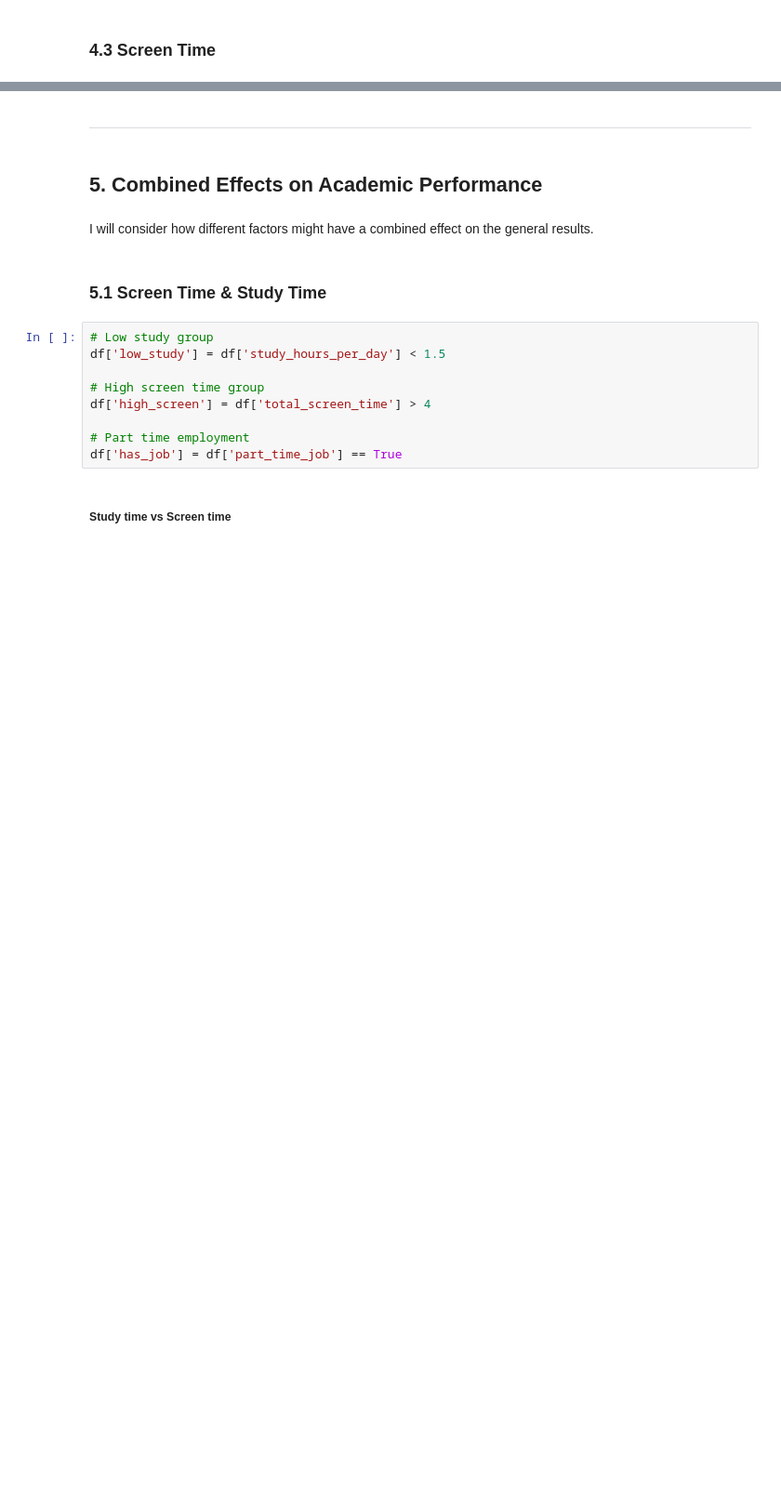
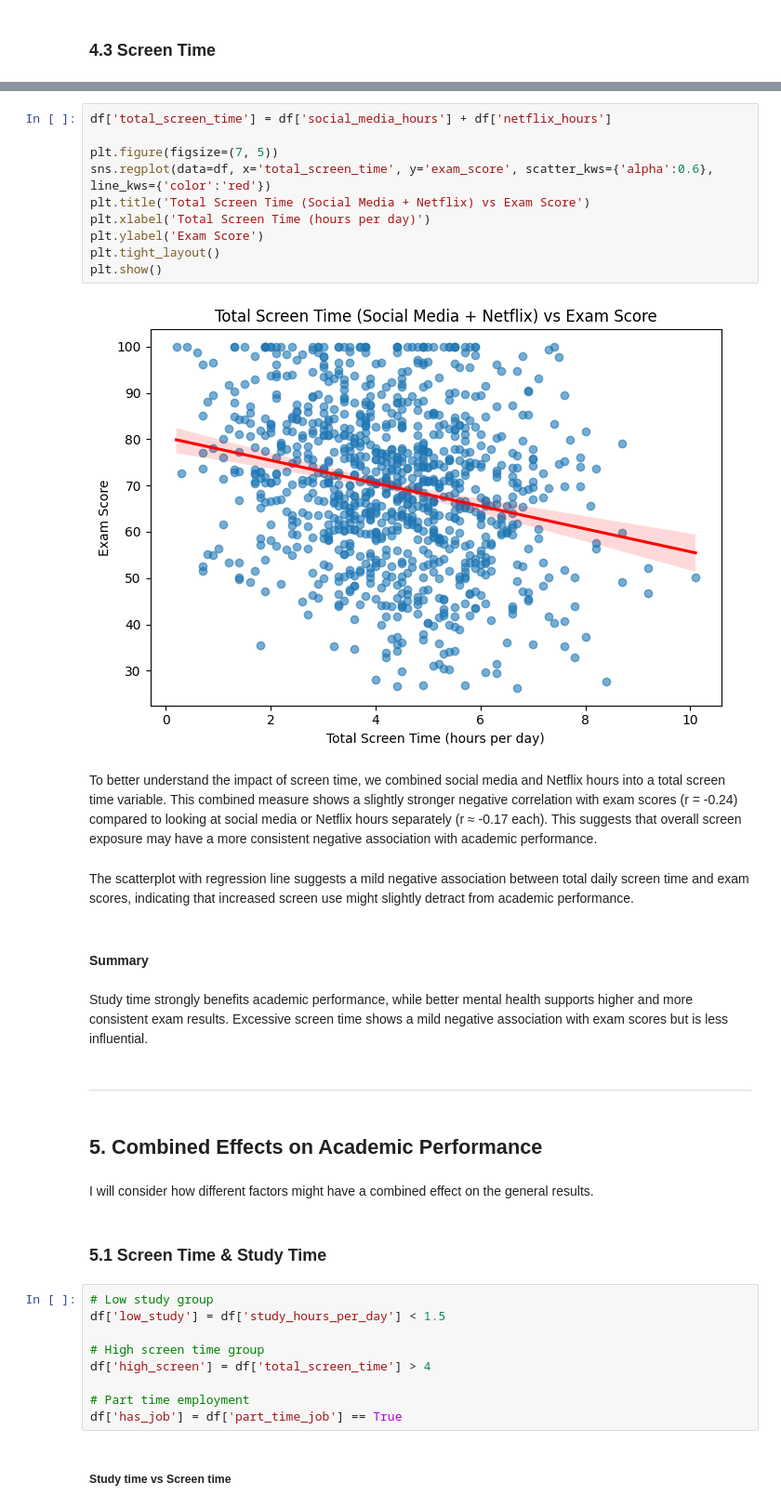
Before and after one commit to martyna-haliniak/visualisations_in_python, a Jupyter notebook: visualisations_task.ipynb, the cells around one changed output, grey strips where cells are left out. Shown at 93% size. Saved outputs shown, nothing was run; the diff lists cells and outputs as text; blank space fills up the shorter version.

```diff
--- a/visualisations_task.ipynb
+++ b/visualisations_task.ipynb
@@ -386,3 +349,23 @@ df[['total_screen_time', 'exam_score']].corr()
+# %%
+df['total_screen_time'] = df['social_media_hours'] + df['netflix_hours']
+
+plt.figure(figsize=(7, 5))
+sns.regplot(data=df, x='total_screen_time', y='exam_score', scatter_kws={'alpha':0.6}, line_kws={'color':'red'})
+plt.title('Total Screen Time (Social Media + Netflix) vs Exam Score')
+plt.xlabel('Total Screen Time (hours per day)')
+plt.ylabel('Exam Score')
+plt.tight_layout()
+plt.show()
+# %% [output]
+[figure, added]
+# %% [markdown]
+To better understand the impact of screen time, we combined social media and Netflix hours into a total screen time variable. This combined measure shows a slightly stronger negative correlation with exam scores (r = -0.24) compared to looking at social media or Netflix hours separately (r ≈ -0.17 each). This suggests that overall screen exposure may have a more consistent negative association with academic performance.
+# %% [markdown]
+The scatterplot with regression line suggests a mild negative association between total daily screen time and exam scores, indicating that increased screen use might slightly detract from academic performance.
+# %% [markdown]
+#### Summary
+# %% [markdown]
+Study time strongly benefits academic performance, while better mental health supports higher and more consistent exam results. Excessive screen time shows a mild negative association with exam scores but is less influential.
 # %% [markdown]
 ---
 # %% [markdown]
```
Also changed, not shown: parts of 13 cells of this notebook.
